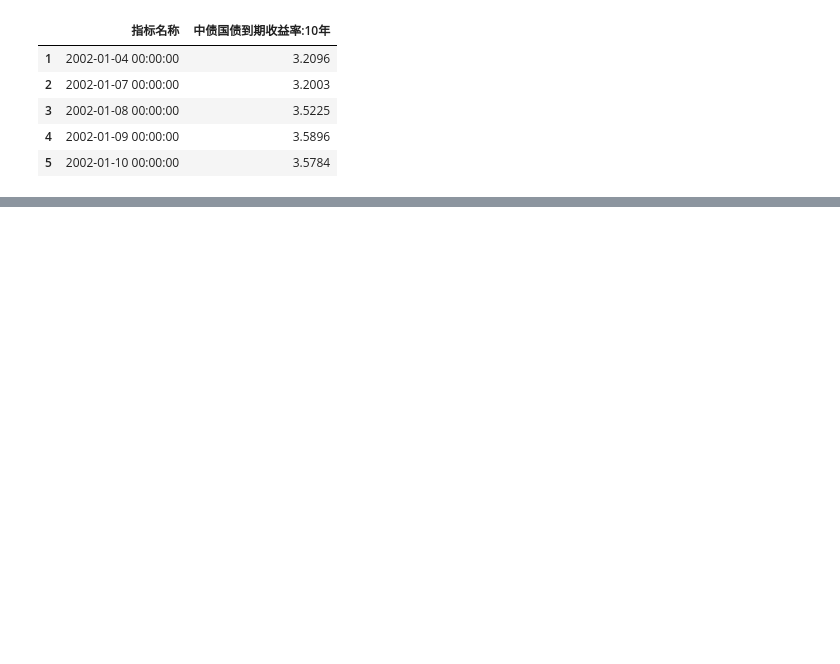
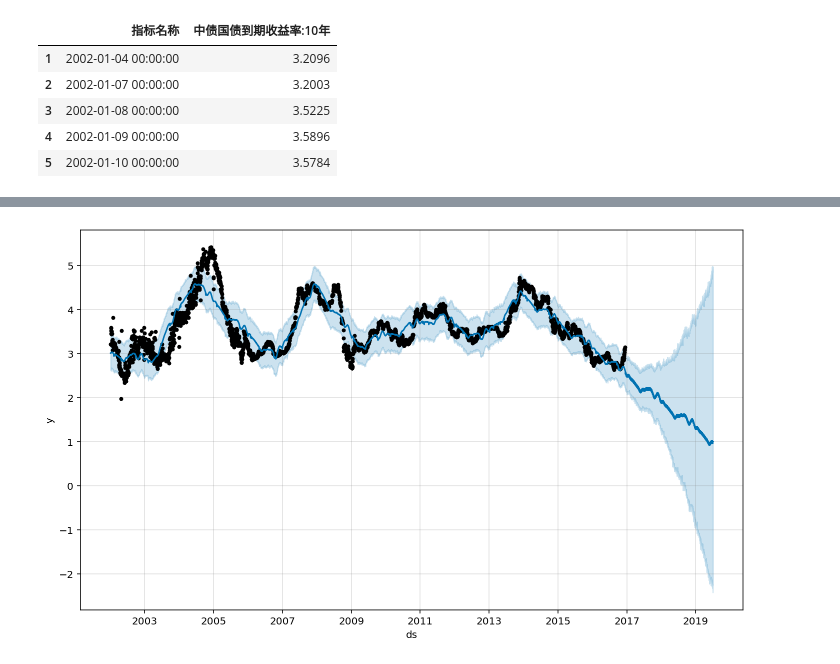
Before and after one commit to wl2748/5242_project, a Jupyter notebook: data_fbprophet.ipynb, the cells around one changed output, grey strips where cells are left out. Drawn from its saved outputs; the diff is of its cells as text; code cells hidden in the pictures; blank space fills up the shorter version.

```diff
--- a/data_fbprophet.ipynb
+++ b/data_fbprophet.ipynb
@@ -44,3 +26,0 @@ import datetime
-# %%
-model = Prophet()#daily_seasonality=True
-model.fit(data)
@@ -122,0 +29,2 @@ mse
+# %%
+data.y = data.y.astype(float)
@@ -122,0 +138,27 @@ mse
+# %%
+model5 = Prophet(n_changepoints = 10, daily_seasonality=True)
+model5.fit(train_data)
+model6 = Prophet(n_changepoints = 30, daily_seasonality=True)
+model6.fit(train_data)
+model7 = Prophet(n_changepoints = 50, daily_seasonality=True)
+model7.fit(train_data)
+model8 = Prophet(n_changepoints = 100, daily_seasonality=True)
+model8.fit(train_data)
+model9 = Prophet(n_changepoints = 200, daily_seasonality=True)
+model9.fit(train_data)
+
+future5 = model5.make_future_dataframe(periods=933)
+future6 = model6.make_future_dataframe(periods=933)
+future7 = model7.make_future_dataframe(periods=933)
+future8 = model8.make_future_dataframe(periods=933)
+future9 = model9.make_future_dataframe(periods=933)
+
+forecast5 = model5.predict(future5)
+forecast6 = model6.predict(future6)
+forecast7 = model7.predict(future7)
+forecast8 = model8.predict(future8)
+forecast9 = model9.predict(future9)
+
+fig5 = model5.plot(forecast5)
+# %% [output]
+[figure, added]
```
Also changed, not shown: parts of 38 cells of this notebook.
